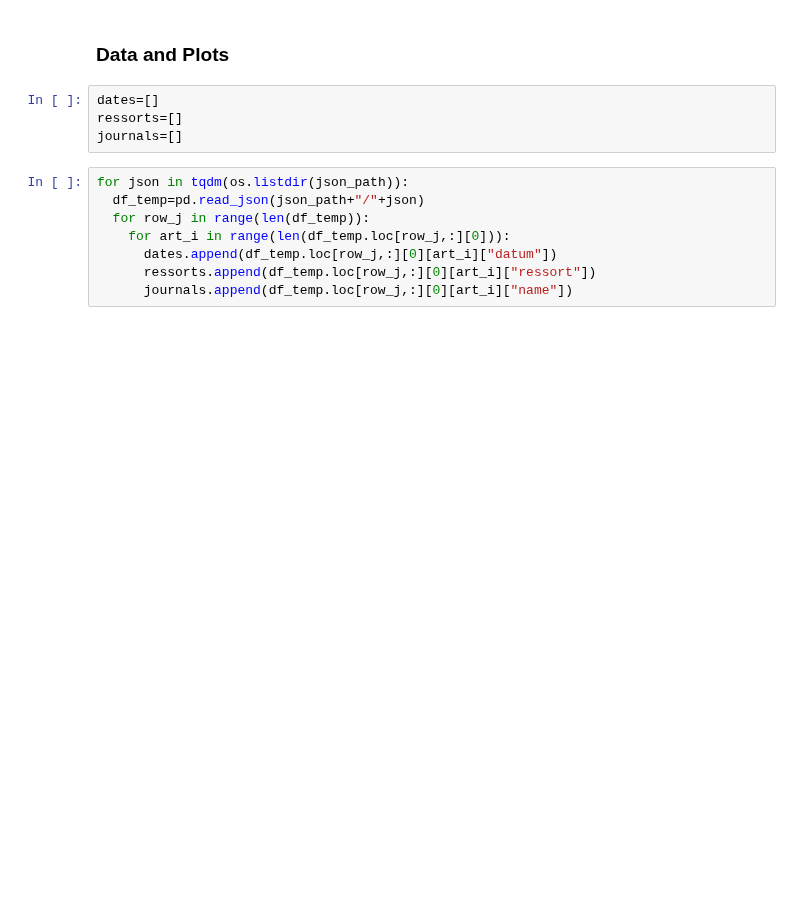
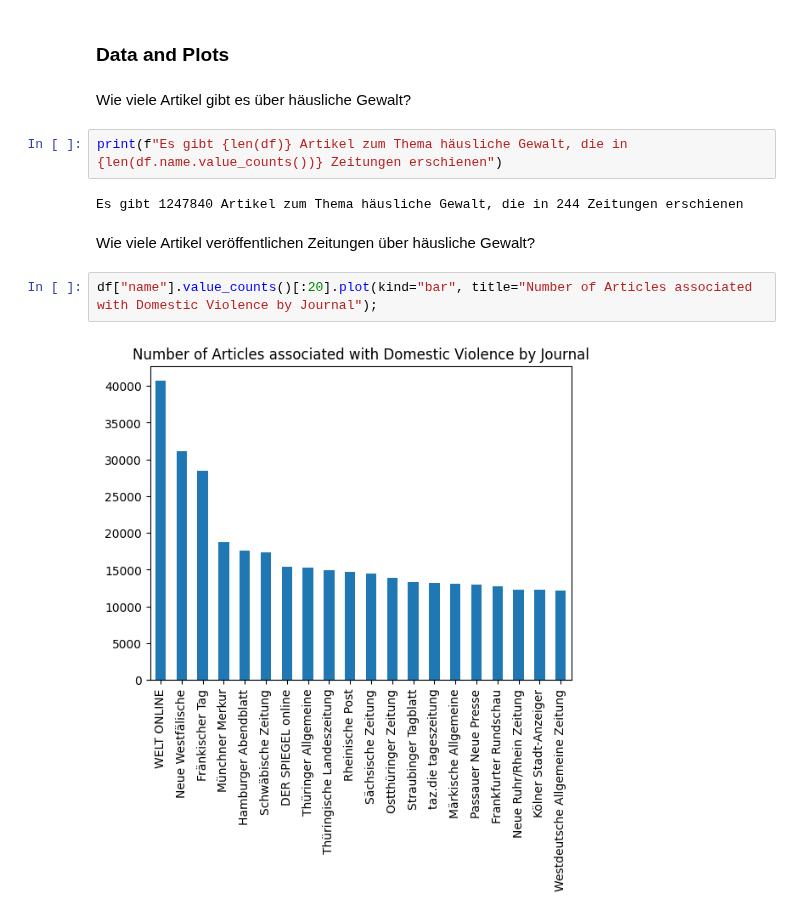
Before and after one commit to blue-create/langlens, a Jupyter notebook: scripts/describe_data.ipynb, the cells around one changed output. Saved outputs shown, nothing was run; the diff lists cells and outputs as text; blank space fills up the shorter version.

```diff
--- a/scripts/describe_data.ipynb
+++ b/scripts/describe_data.ipynb
@@ -23,14 +36,14 @@ json_path = data_path+"json/"
 # %% [markdown]
 ### Data  and Plots
-# %%
-dates=[]
-ressorts=[]
-journals=[]
-# %%
-for json in tqdm(os.listdir(json_path)):
-  df_temp=pd.read_json(json_path+"/"+json)
-  for row_j in range(len(df_temp)):
-    for art_i in range(len(df_temp.loc[row_j,:][0])):
-      dates.append(df_temp.loc[row_j,:][0][art_i]["datum"])
-      ressorts.append(df_temp.loc[row_j,:][0][art_i]["ressort"])
-      journals.append(df_temp.loc[row_j,:][0][art_i]["name"])
+# %% [markdown]
+Wie viele Artikel gibt es über häusliche Gewalt?
+# %%
+print(f"Es gibt {len(df)} Artikel zum Thema häusliche Gewalt, die in {len(df.name.value_counts())} Zeitungen erschienen")
+# %% [output]
+Es gibt 1247840 Artikel zum Thema häusliche Gewalt, die in 244 Zeitungen erschienen
+# %% [markdown]
+Wie viele Artikel veröffentlichen Zeitungen über häusliche Gewalt?
+# %%
+df["name"].value_counts()[:20].plot(kind="bar", title="Number of Articles associated with Domestic Violence by Journal");
+# %% [output]
+[figure, added]
```
Also changed, not shown: parts of 22 cells of this notebook.
